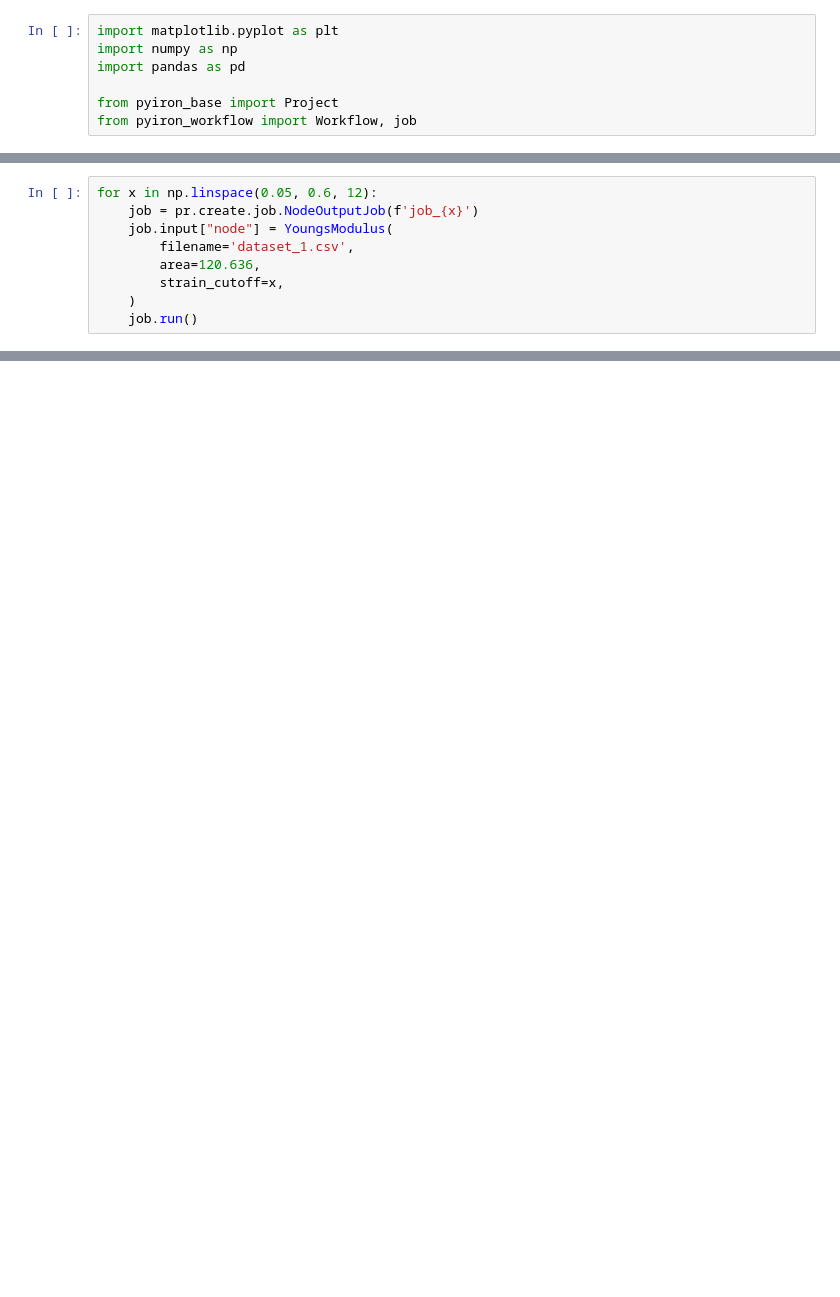
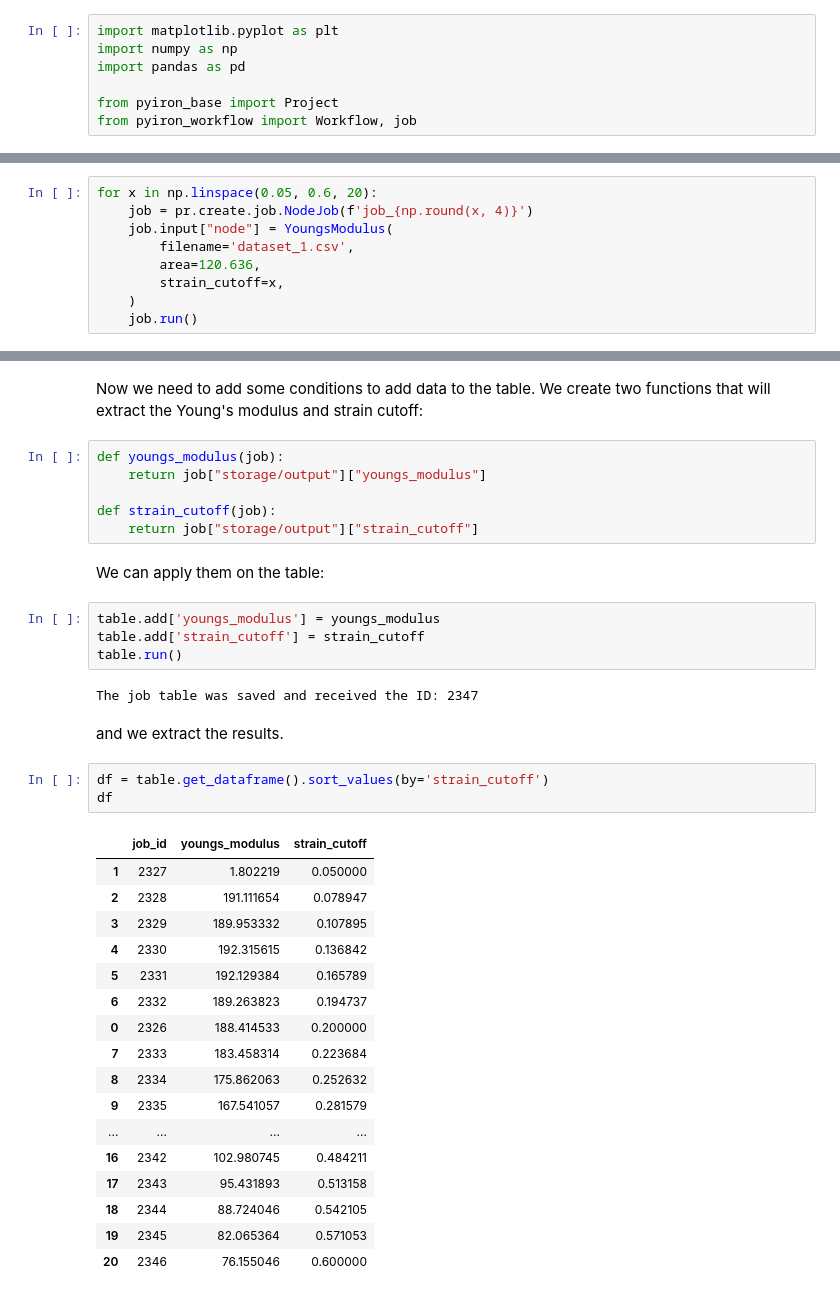
Before and after one commit to pyiron-workshop/PS-in-NFDI-demonstration, a Jupyter notebook: workflows/stress_strain.ipynb, the cells around one changed output, grey strips where cells are left out. Cells and saved outputs as stored; diff of their text form; blank space fills up the shorter version.

```diff
--- a/workflows/stress_strain.ipynb
+++ b/workflows/stress_strain.ipynb
@@ -96,6 +163,6 @@ nj.output.youngs_modulus
 # %%
-for x in np.linspace(0.05, 0.6, 12):
-    job = pr.create.job.NodeOutputJob(f'job_{x}')
+for x in np.linspace(0.05, 0.6, 20):
+    job = pr.create.job.NodeJob(f'job_{np.round(x, 4)}')
     job.input["node"] = YoungsModulus(
         filename='dataset_1.csv',
         area=120.636,
@@ -119,0 +223,39 @@ The job _node_out2c7c8b4db92af23dadf00f07f28b0e61 was saved and received the ID:
+# %% [markdown]
+Now we need to add some conditions to add data to the table. We create two functions that will extract the Young's modulus and strain cutoff:
+# %%
+def youngs_modulus(job):
+    return job["storage/output"]["youngs_modulus"]
+
+def strain_cutoff(job):
+    return job["storage/output"]["strain_cutoff"]
+# %% [markdown]
+We can apply them on the table:
+# %%
+table.add['youngs_modulus'] = youngs_modulus
+table.add['strain_cutoff'] = strain_cutoff
+table.run()
+# %% [output]
+The job table was saved and received the ID: 2347
+# %% [markdown]
+and we extract the results.
+# %%
+df = table.get_dataframe().sort_values(by='strain_cutoff')
+df
+# %% [output]
+|  | job_id | youngs_modulus | strain_cutoff |
+| 1 | 2327 | 1.802219 | 0.050000 |
+| 2 | 2328 | 191.111654 | 0.078947 |
+| 3 | 2329 | 189.953332 | 0.107895 |
+| 4 | 2330 | 192.315615 | 0.136842 |
+| 5 | 2331 | 192.129384 | 0.165789 |
+| 6 | 2332 | 189.263823 | 0.194737 |
+| 0 | 2326 | 188.414533 | 0.200000 |
+| 7 | 2333 | 183.458314 | 0.223684 |
+| 8 | 2334 | 175.862063 | 0.252632 |
+| 9 | 2335 | 167.541057 | 0.281579 |
+| ... | ... | ... | ... |
+| 16 | 2342 | 102.980745 | 0.484211 |
+| 17 | 2343 | 95.431893 | 0.513158 |
+| 18 | 2344 | 88.724046 | 0.542105 |
+| 19 | 2345 | 82.065364 | 0.571053 |
+| 20 | 2346 | 76.155046 | 0.600000 |
```
Also changed, not shown: parts of 50 cells of this notebook, 1 other file.
